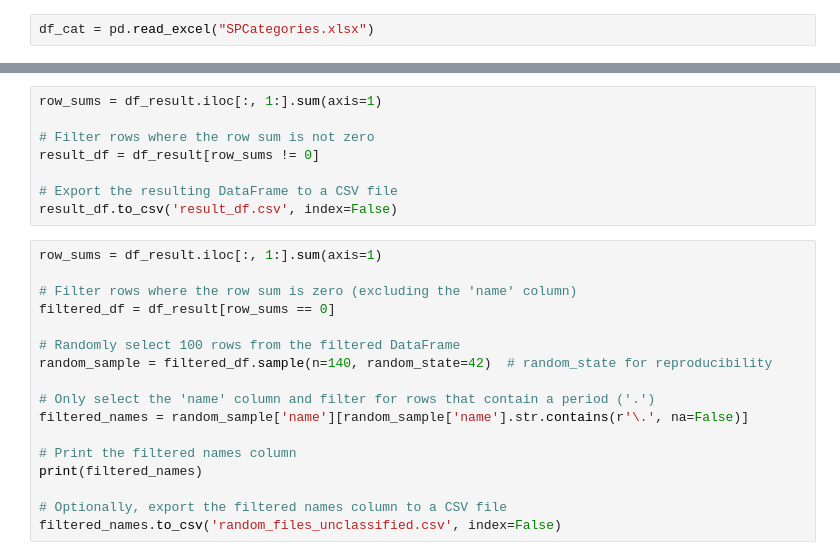
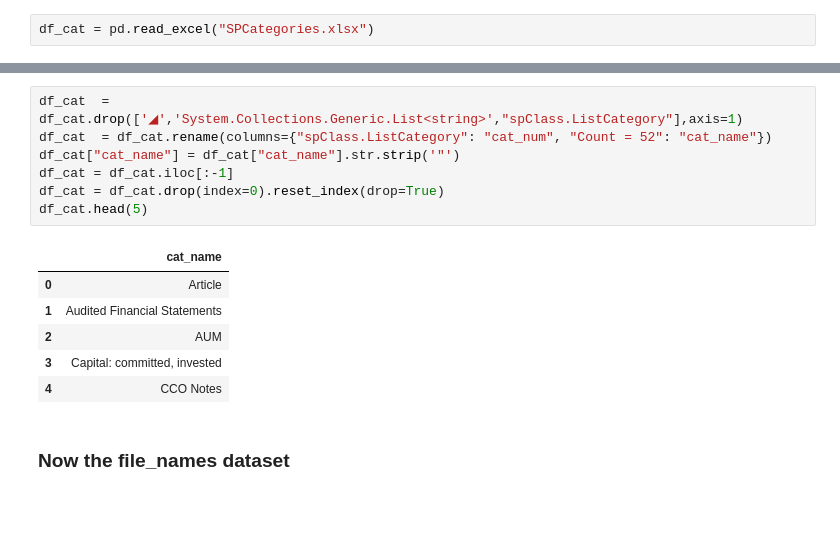
Before and after one commit to Gfatouras/File_Classification, a Jupyter notebook: SP_Files_Preprocess.ipynb, the cells around one changed output, grey strips where cells are left out. Saved outputs shown, nothing was run; the diff lists cells and outputs as text; blank space fills up the shorter version.

Commit message:
Updated index

```diff
--- a/SP_Files_Preprocess.ipynb
+++ b/SP_Files_Preprocess.ipynb
@@ -343,25 +15,16 @@ else:
-# %%
-row_sums = df_result.iloc[:, 1:].sum(axis=1)
-
-# Filter rows where the row sum is not zero
-result_df = df_result[row_sums != 0]
-
-# Export the resulting DataFrame to a CSV file
-result_df.to_csv('result_df.csv', index=False)
-# %%
-row_sums = df_result.iloc[:, 1:].sum(axis=1)
-
-# Filter rows where the row sum is zero (excluding the 'name' column)
-filtered_df = df_result[row_sums == 0]
-
-# Randomly select 100 rows from the filtered DataFrame
-random_sample = filtered_df.sample(n=140, random_state=42)  # random_state for reproducibility
-
-# Only select the 'name' column and filter for rows that contain a period ('.')
-filtered_names = random_sample['name'][random_sample['name'].str.contains(r'\.', na=False)]
-
-# Print the filtered names column
-print(filtered_names)
-
-# Optionally, export the filtered names column to a CSV file
-filtered_names.to_csv('random_files_unclassified.csv', index=False)
+# %%
+df_cat  = df_cat.drop(['◢','System.Collections.Generic.List<string>',"spClass.ListCategory"],axis=1)
+df_cat  = df_cat.rename(columns={"spClass.ListCategory": "cat_num", "Count = 52": "cat_name"})
+df_cat["cat_name"] = df_cat["cat_name"].str.strip('"')
+df_cat = df_cat.iloc[:-1]
+df_cat = df_cat.drop(index=0).reset_index(drop=True)
+df_cat.head(5)
+# %% [output]
+|  | cat_name |
+| 0 | Article |
+| 1 | Audited Financial Statements |
+| 2 | AUM |
+| 3 | Capital: committed, invested |
+| 4 | CCO Notes |
+# %% [markdown]
+### Now the file_names dataset
```
Also changed, not shown: parts of 40 cells of this notebook, 50 other files.
